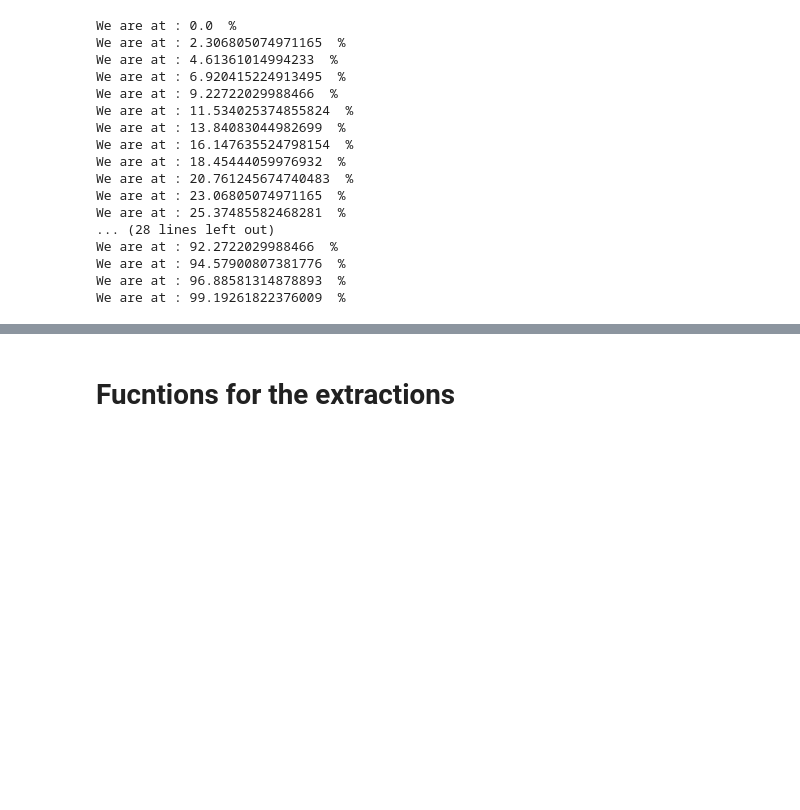
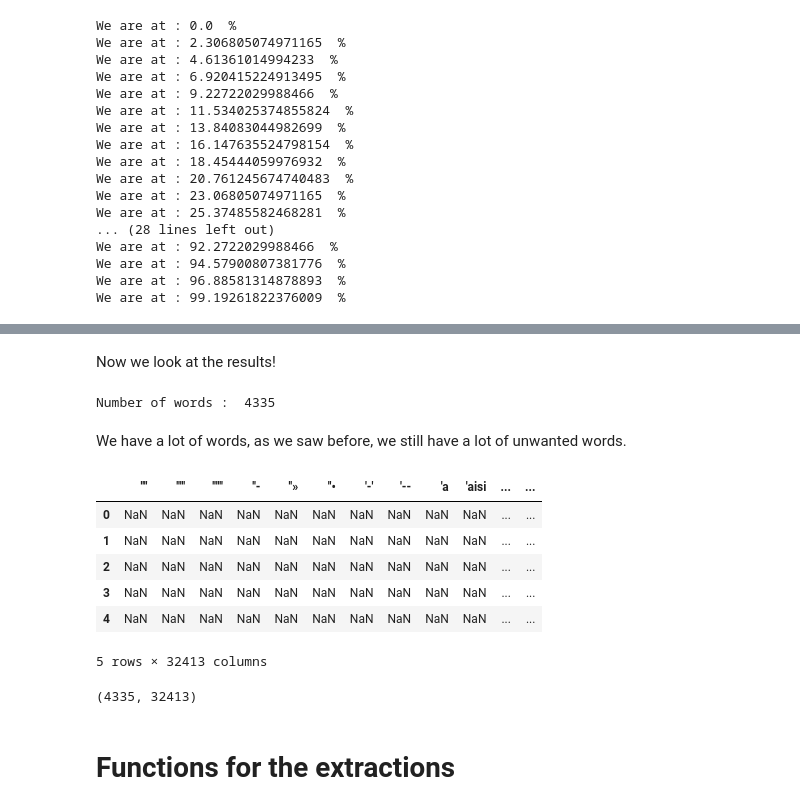
Before and after one commit to ThomVett/Project_ADA, a Jupyter notebook: 3_Extracting the Data.ipynb, the cells around one changed output, grey strips where cells are left out. Drawn from its saved outputs; the diff is of its cells as text; code cells hidden in the pictures; blank space fills up the shorter version.

```diff
--- a/3_Extracting the Data.ipynb
+++ b/3_Extracting the Data.ipynb
@@ -59,6 +70,6 @@ stopDict = dict(zip(listPunct,['']*len(listPunct)))
 # %% [markdown]
 We also need a constant which tells us how many of the most frequenc words we take.
 # %%
-numMostFreq = 2000
+numMostFreq = 1000
 # %% [markdown]
 And then we can go through the list to extract the data in each file. We also set a counter to see how long it takes.
@@ -96,8 +109,14 @@ for idx, file in enumerate(listFiles):
     df.columns = df.loc[0]
     df.drop(0,inplace=True)
     df.index = [date]
+    allText.append(df)
 
-    allText.append(df)
+    if idx > 0:
+        if idx%106 == 0:
+            dfAllText = pd.concat(allText,axis=0)
+            dfAllText.to_csv('Data/Part_'+str(idx)+'.csv')
+            del allText
+            allText = []
 # %% [output]
 We are at : 0.0  %
 We are at : 2.306805074971165  %
@@ -126,0 +150,20 @@ dfAllText.head()
+# %%
+csvFiles = []
+
+for root, dirs, files in os.walk('Data'):
+    for file in files:
+        if file.endswith('.csv'):
+             csvFiles.append(os.path.join(root, file))
+# %%
+test = []
+for idx, item in enumerate(csvFiles):
+    if idx == 0:
+        test.append(pd.read_csv(item))
+    elif idx == 1:
+        test.append(pd.read_csv(item))
+        dfFinal = pd.concat(test,axis=0)
+
+    else:
+        dfFinal = pd.concat([dfFinal,pd.read_csv(item)],axis=0)
+
+    print('Run : ',idx,' at ', datetime.datetime.now().time())
@@ -127,5 +188,27 @@ dfAllText.head()
+# %% [markdown]
+Now we look at the results!
+# %%
+print('Number of words : ',dfFinal.shape[0])
+# %% [output]
+Number of words :  4335
+# %% [markdown]
+We have a lot of words, as we saw before, we still have a lot of unwanted words.
+# %%
+dfFinal.head()
+# %% [output]
+|  | '''' | ''''' | '''''' | ''- | ''» | ''• | '-' | '-- | 'a | 'aisi | ... | ... |
+| 0 | NaN | NaN | NaN | NaN | NaN | NaN | NaN | NaN | NaN | NaN | ... | ... |
+| 1 | NaN | NaN | NaN | NaN | NaN | NaN | NaN | NaN | NaN | NaN | ... | ... |
+| 2 | NaN | NaN | NaN | NaN | NaN | NaN | NaN | NaN | NaN | NaN | ... | ... |
+| 3 | NaN | NaN | NaN | NaN | NaN | NaN | NaN | NaN | NaN | NaN | ... | ... |
+| 4 | NaN | NaN | NaN | NaN | NaN | NaN | NaN | NaN | NaN | NaN | ... | ... |
+5 rows × 32413 columns
+# %%
+dfFinal.shape
+# %% [output]
+(4335, 32413)
 # %% [markdown]
-# Fucntions for the extractions
+# Functions for the extractions
 # %%
 def counter(i):
     if i%100==0:
```
Also changed, not shown: parts of 26 cells of this notebook, 1 other file.
